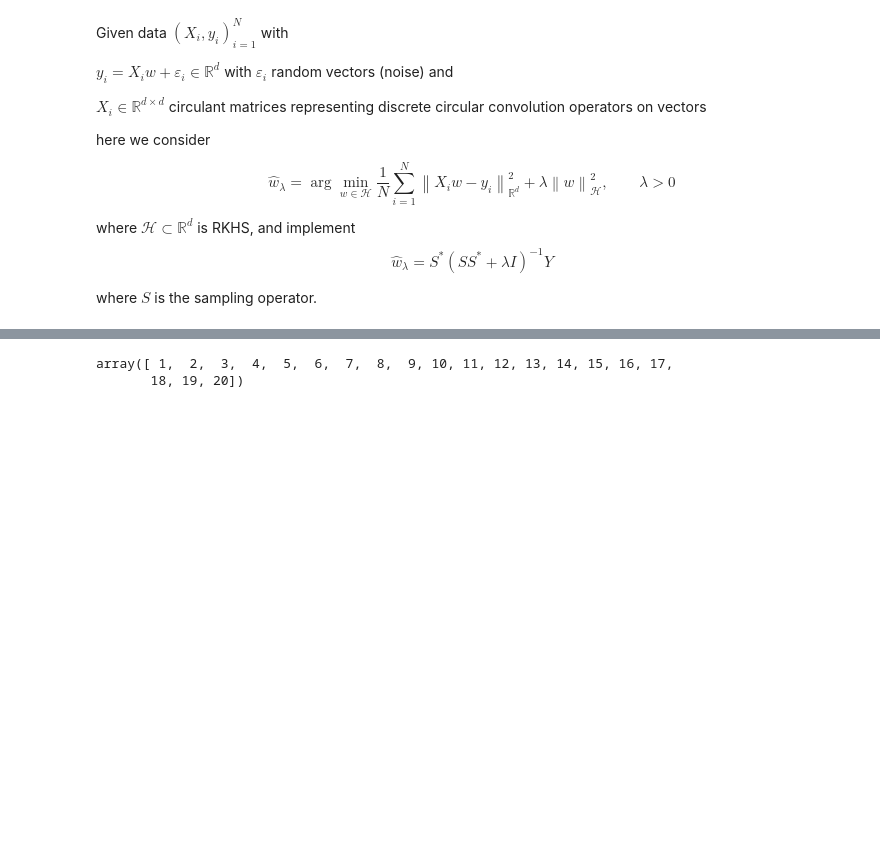
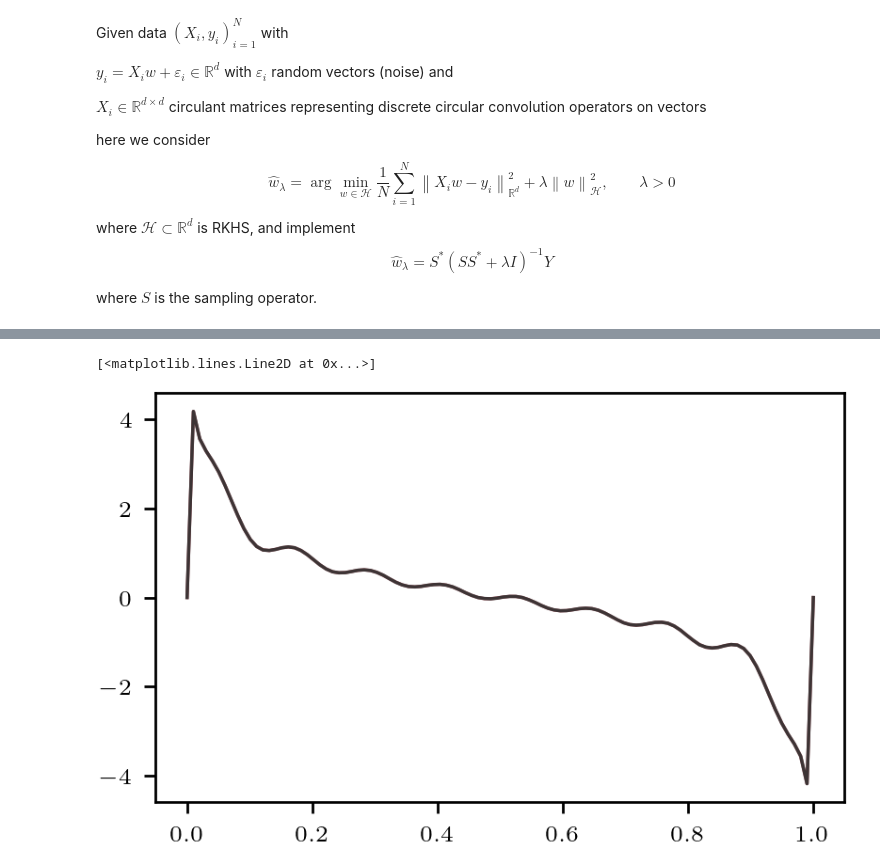
Before and after one commit to EmiliaMagnani/learnconv, a Jupyter notebook: L2error.ipynb, the cells around one changed output, grey strips where cells are left out. Cells and saved outputs as stored; diff of their text form; code cells hidden in the pictures; blank space fills up the shorter version.

```diff
--- a/L2error.ipynb
+++ b/L2error.ipynb
@@ -230,5 +230,6 @@ Text(0, 0.5, 'Error \\   $ \\parallel \\tilde{w} - w^* \\parallel_{L^2} ^2$')
-# %%
-index
-# %% [output]
-array([ 1,  2,  3,  4,  5,  6,  7,  8,  9, 10, 11, 12, 13, 14, 15, 16, 17,
-       18, 19, 20])
+# %%
+plt.plot(t,true_w,linewidth = 1, color=red, alpha =.9)
+plt.plot(t,w,linewidth = 1, color=dark, alpha =.9)
+# %% [output]
+[<matplotlib.lines.Line2D at 0x...>]
+[figure, added]
```
Also changed, not shown: parts of 1 cell of this notebook, 2 other files.
